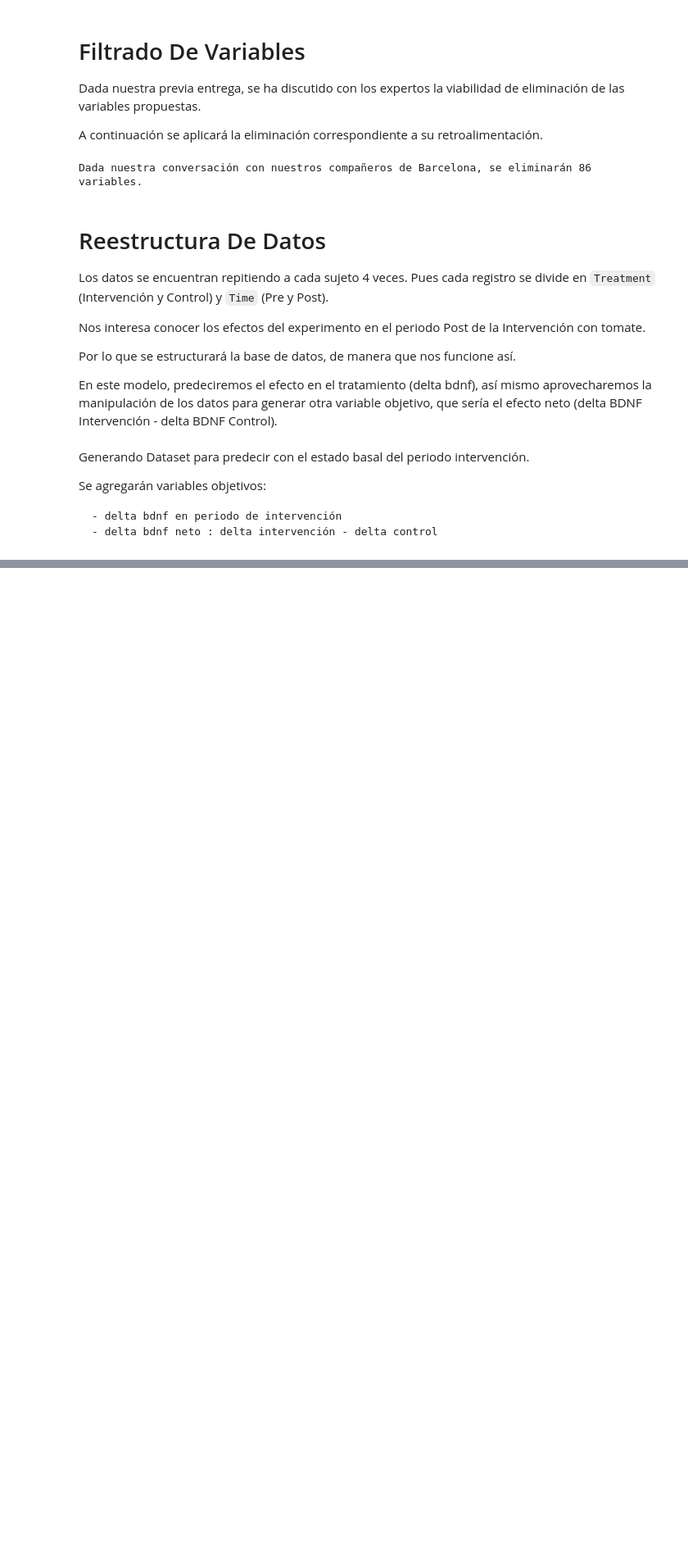
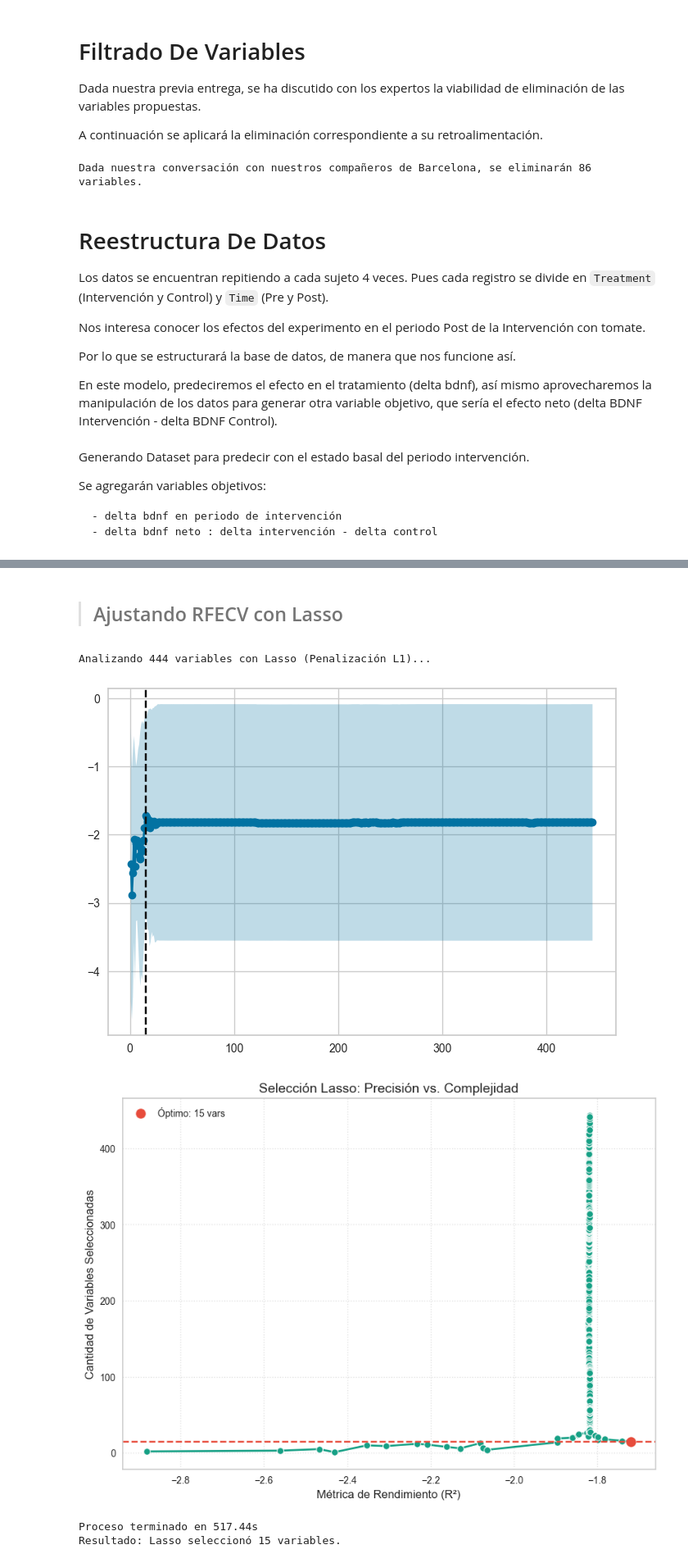
Before and after one commit to MardonioR/Proyecto-Polifenoles, a Jupyter notebook: Notebooks/Baseline_Mardonio.ipynb, the cells around one changed output, grey strips where cells are left out. Shown at 82% size. Drawn from its saved outputs; the diff is of its cells as text; code cells hidden in the pictures; blank space fills up the shorter version.

```diff
--- a/Notebooks/Baseline_Mardonio.ipynb
+++ b/Notebooks/Baseline_Mardonio.ipynb
@@ -114,0 +151,12 @@ del df_pred['delta_bdnf_Neto']
+# %% [markdown]
+> ## Ajustando RFECV con Lasso
+# %%
+# Ejecutando la selección de variables, aquí nos vamos de 1 por 1 (step = 1)
+
+selected_features, df_ranking = fs.select_features_rfecv_lasso(X, y)
+# %% [output]
+Analizando 444 variables con Lasso (Penalización L1)...
+[figure, added]
+[figure, added]
+Proceso terminado en 517.44s
+Resultado: Lasso seleccionó 15 variables.
```
Also changed, not shown: parts of 51 cells of this notebook, 12 other files.
